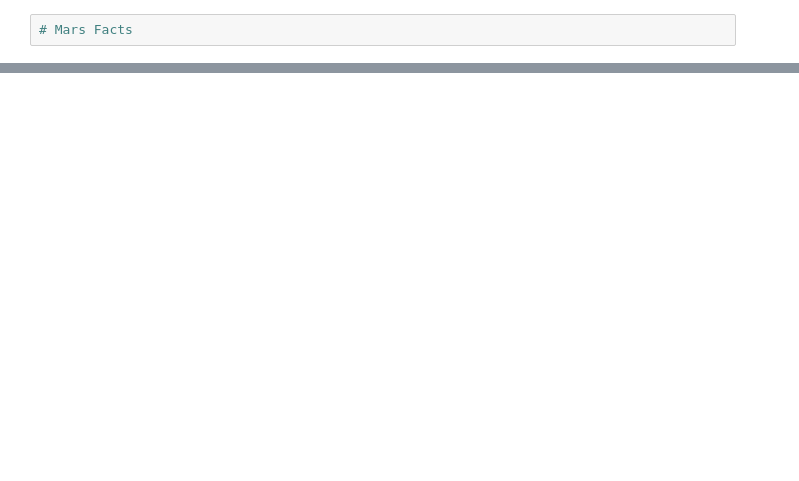
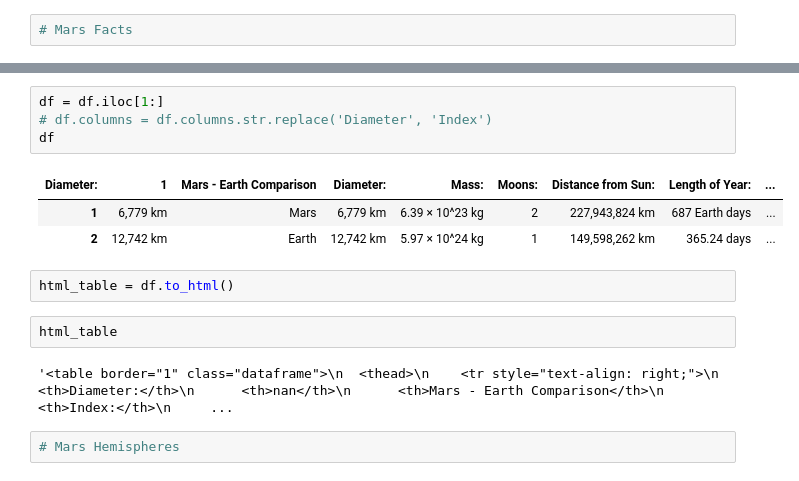
Before and after one commit to mbustillos329/need.to.delete, a Jupyter notebook: mission_to_mars.ipynb, the cells around one changed output, grey strips where cells are left out. Saved outputs shown, nothing was run; the diff lists cells and outputs as text; blank space fills up the shorter version.

```diff
--- a/mission_to_mars.ipynb
+++ b/mission_to_mars.ipynb
@@ -119,0 +157,16 @@ image/featured/mars2.jpg
+# %%
+df = df.iloc[1:]
+# df.columns = df.columns.str.replace('Diameter', 'Index')
+df
+# %% [output]
+| Diameter: | 1 | Mars - Earth Comparison | Diameter: | Mass: | Moons: | Distance from Sun: | Length of Year: | ... |
+| 1 | 6,779 km | Mars | 6,779 km | 6.39 × 10^23 kg | 2 | 227,943,824 km | 687 Earth days | ... |
+| 2 | 12,742 km | Earth | 12,742 km | 5.97 × 10^24 kg | 1 | 149,598,262 km | 365.24 days | ... |
+# %%
+html_table = df.to_html()
+# %%
+html_table
+# %% [output]
+'<table border="1" class="dataframe">\n  <thead>\n    <tr style="text-align: right;">\n      <th>Diameter:</th>\n      <th>nan</th>\n      <th>Mars - Earth Comparison</th>\n      <th>Index:</th>\n     ...
+# %%
+# Mars Hemispheres
```
Also changed, not shown: parts of 9 cells of this notebook.
